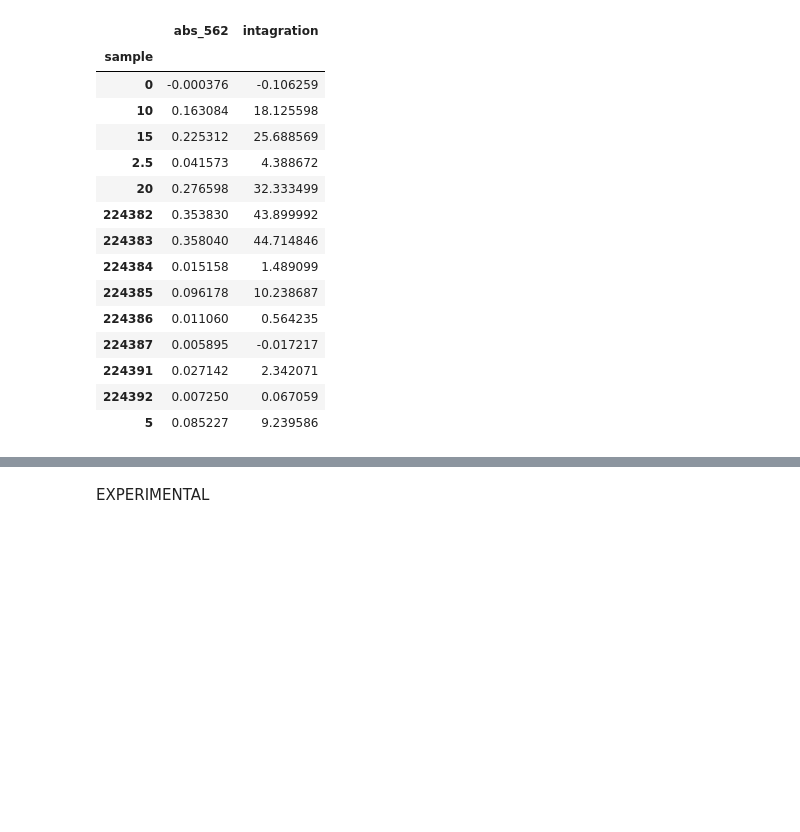
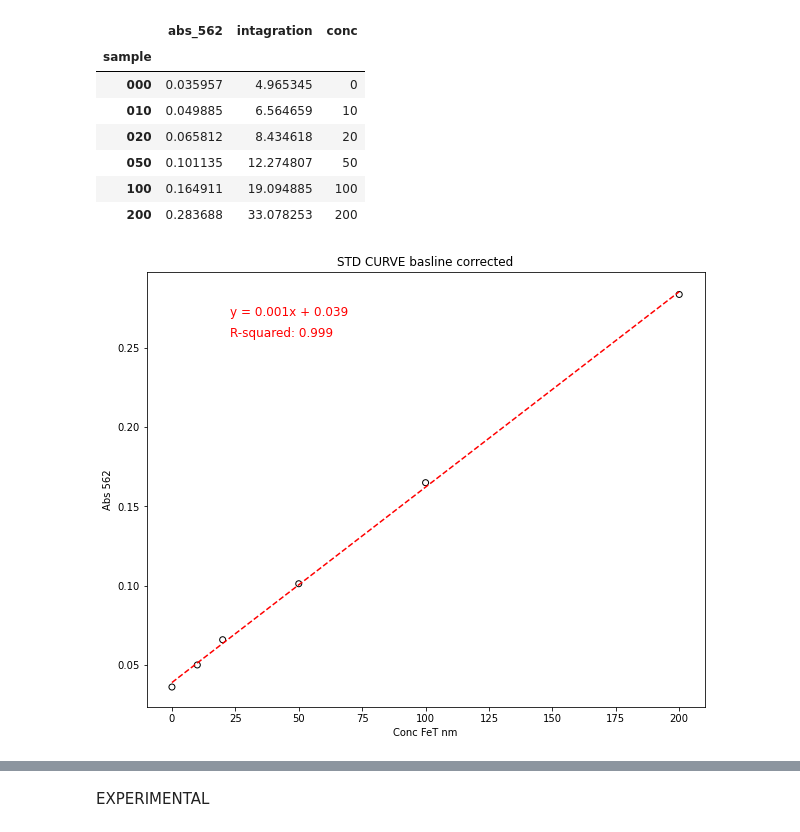
Before and after one commit to Hanna-the-explorer/NASA_Jupyter_Projects, a Jupyter notebook: DATA_Processing_codes/IRON-GOM22SU.ipynb, the cells around one changed output, grey strips where cells are left out. Drawn from its saved outputs; the diff is of its cells as text; code cells hidden in the pictures; blank space fills up the shorter version.

```diff
--- a/DATA_Processing_codes/IRON-GOM22SU.ipynb
+++ b/DATA_Processing_codes/IRON-GOM22SU.ipynb
@@ -16,10 +16,10 @@ from scipy.signal import savgol_filter
 from numpy import ones,vstack
 from numpy.linalg import lstsq
 # %%
-files = glob.glob('../../../FeT_GOM22SU/11.22.2022//*.txt')
+files = glob.glob('../../../Data_Thesis/Iron/WC_FeT_Rerun/GOM21FA_2148_2149_2150_2151_2152_CAL_CURVE/*nm*.txt')
 files
 
 #here is where the output will go
-path2 = '../../../FeT_GOM22SU/cal-curve-11-22-22.csv'
+path2 = '../../../Data_Thesis/Iron/WC_FeT_Rerun/CAL_CURVE_6.2.2023.csv'
 files
 # %% [output]
@@ -124,44 +124,71 @@ Text(0.5, 1.0, 'BC_ABS_BLU22_2226_GB')
 # %%
 Frames = []
 maxfev = 10000000
 for (columnName, columnData) in df.iteritems():
     col = columnName
 
     abs_562 = df[(df['wl']==562)][col].mean()
 
     ydata = df[(df['wl']>=450) & (df['wl']<=700)][col]
     xdata = df[(df['wl']>=450) & (df['wl']<=700)]['wl']
     ydata = np.asarray(ydata, dtype=float).ravel()
     xdata = np.asarray(xdata, dtype=float).ravel()
 
     inter = scipy.integrate.simps(ydata, x=xdata, even='avg')
 
     dict = {'sample':[columnName],
         'abs_562':[abs_562],
         'intagration':[inter],}
     ss_outs = pd.DataFrame(dict)
     ss_outs = ss_outs.set_index('sample', drop=True)
     Frames.append(ss_outs)
 
 ss_outs = pd.concat(Frames, axis=0, ignore_index=False) # adds all the things in the frame together to make a new df
 ss_outs = ss_outs.drop('wl')
 ss_outs.to_csv(path2)
 
+ss_outs['conc'] = ss_outs.index.astype(int)
 ss_outs
 # %% [output]
-|  | abs_562 | intagration |
-| sample |  |  |
-| 0 | -0.000376 | -0.106259 |
-| 10 | 0.163084 | 18.125598 |
-| 15 | 0.225312 | 25.688569 |
-| 2.5 | 0.041573 | 4.388672 |
-| 20 | 0.276598 | 32.333499 |
-| 224382 | 0.353830 | 43.899992 |
-| 224383 | 0.358040 | 44.714846 |
-| 224384 | 0.015158 | 1.489099 |
-| 224385 | 0.096178 | 10.238687 |
-| 224386 | 0.011060 | 0.564235 |
-| 224387 | 0.005895 | -0.017217 |
-| 224391 | 0.027142 | 2.342071 |
-| 224392 | 0.007250 | 0.067059 |
-| 5 | 0.085227 | 9.239586 |
+|  | abs_562 | intagration | conc |
+| sample |  |  |  |
+| 000 | 0.035957 | 4.965345 | 0 |
+| 010 | 0.049885 | 6.564659 | 10 |
+| 020 | 0.065812 | 8.434618 | 20 |
+| 050 | 0.101135 | 12.274807 | 50 |
+| 100 | 0.164911 | 19.094885 | 100 |
+| 200 | 0.283688 | 33.078253 | 200 |
+# %%
+# create scatter plot
+fig, ax = plt.subplots(figsize=(10, 8))
+ax.scatter(ss_outs['conc'], ss_outs['abs_562'], facecolor='none', edgecolor='black')
+
+# add linear regression line
+x = ss_outs['conc']
+y = ss_outs['abs_562']
+coefficients = np.polyfit(x, y, 1)
+slope = coefficients[0]
+line = np.poly1d(coefficients)
+ax.plot(x, line(x), color='red', linestyle='--')
+
+# calculate R-squared
+residuals = y - line(x)
+ss_res = np.sum(residuals**2)
+ss_tot = np.sum((y - np.mean(y))**2)
+r_squared = 1 - (ss_res / ss_tot)
+
+# set x and y labels and title
+ax.set_xlabel('Conc FeT nm')
+ax.set_ylabel('Abs 562')
+ax.set_title('STD CURVE basline corrected')
+
+# print equation of line and R-squared on graph
+equation = f"y = {slope:.3f}x + {coefficients[1]:.3f}"
+r2_text = f"R-squared: {r_squared:.3f}"
+ax.text(0.15, 0.90, equation, transform=ax.transAxes, fontsize=12, color='red')
+ax.text(0.15, 0.85, r2_text, transform=ax.transAxes, fontsize=12, color='red')
+
+# show plot
+plt.show()
+# %% [output]
+[figure, added]
```
Also changed, not shown: parts of 5 cells of this notebook, 1 other file.
